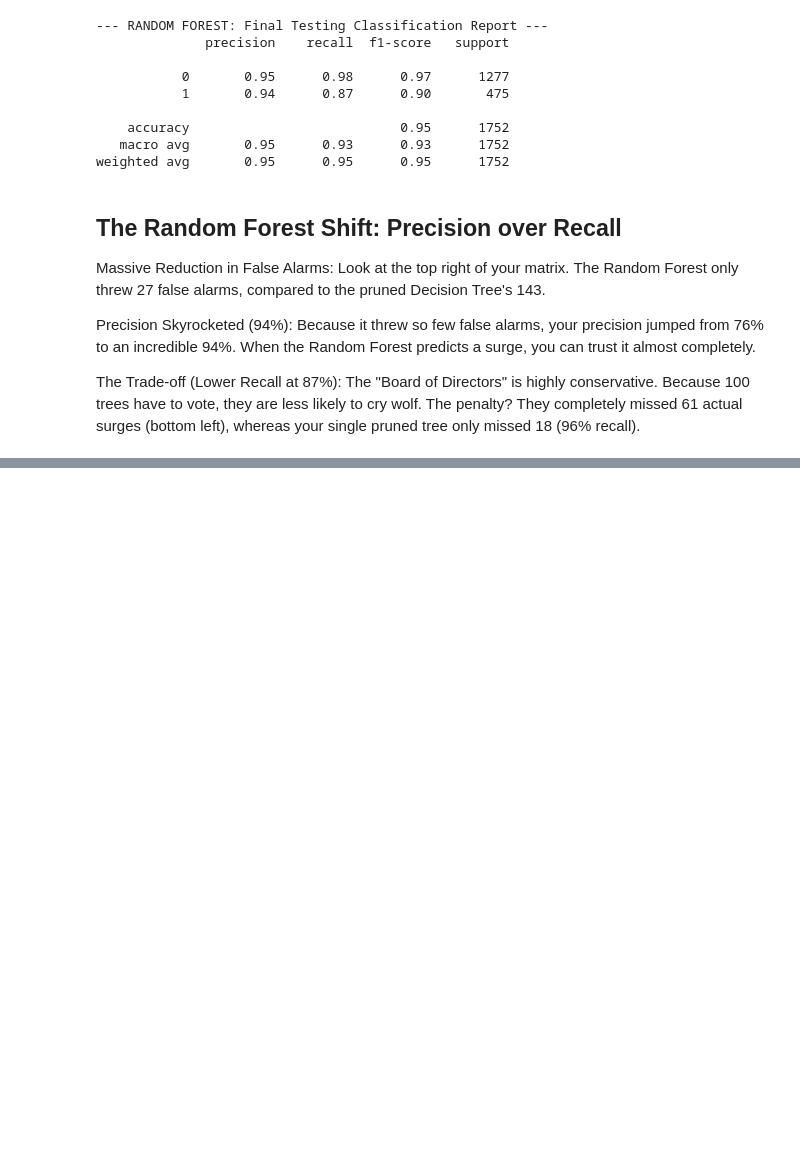
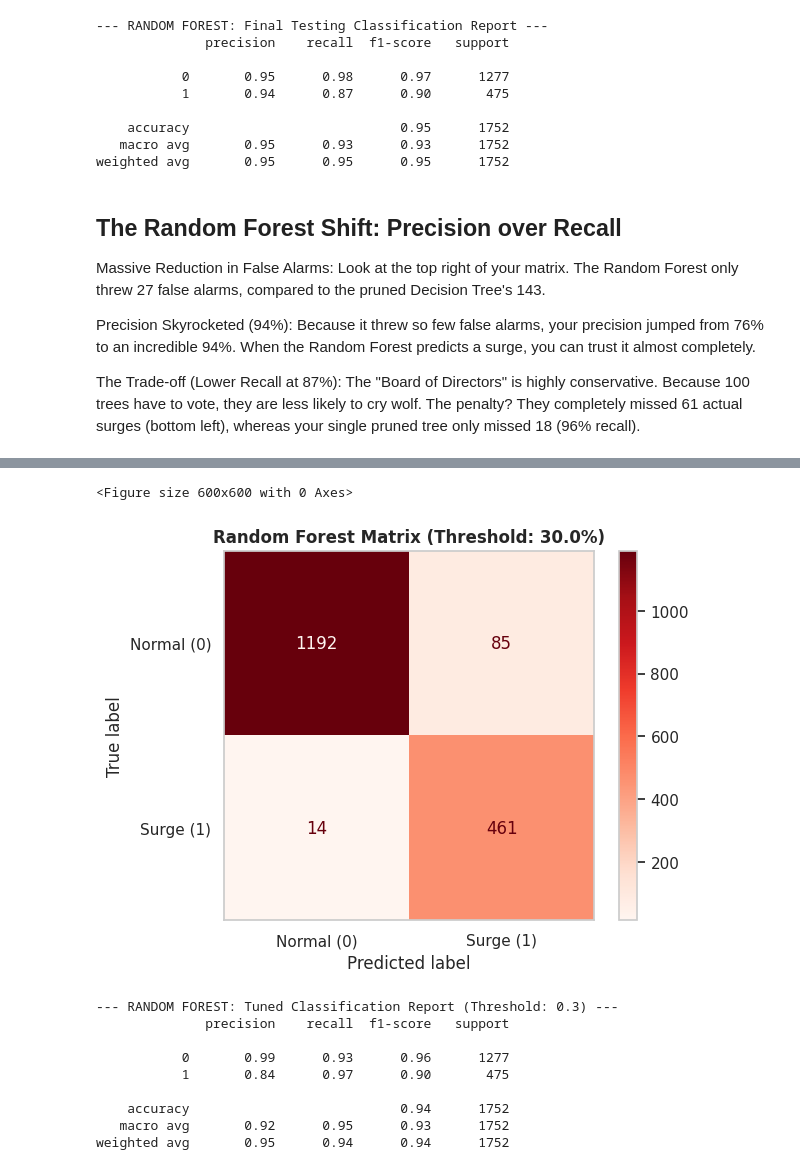
Before and after one commit to sultanjacob/Applied-Machine-Learning, a Jupyter notebook: 02_classification/logistic_regression.ipynb, the cells around one changed output, grey strips where cells are left out. Drawn from its saved outputs; the diff is of its cells as text; code cells hidden in the pictures; blank space fills up the shorter version.

Commit message:
The 30% Threshold

```diff
--- a/02_classification/logistic_regression.ipynb
+++ b/02_classification/logistic_regression.ipynb
@@ -539,0 +544,38 @@ The Trade-off (Lower Recall at 87%): The "Board of Directors" is highly conserva
+# %%
+# 1. Extract raw probabilities instead of the rigid 0/1 predictions
+# predict_proba returns an array with two columns: [Prob of Normal, Prob of Surge]
+# We only want the second column (index 1), which is the Surge probability.
+y_pred_probs = rf_model.predict_proba(X_test_scaled)[:, 1]
+
+# 2. Set our custom hyper-sensitive business threshold
+custom_threshold = 0.30
+
+# 3. Apply the new rule: If Surge probability >= 30%, classify as 1, else 0
+y_pred_custom = (y_pred_probs >= custom_threshold).astype(int)
+
+# 4. Generate the newly tuned confusion matrix
+cm_custom = confusion_matrix(y_test, y_pred_custom)
+
+# Plot the matrix
+plt.figure(figsize=(6, 6))
+disp_custom = ConfusionMatrixDisplay(confusion_matrix=cm_custom, display_labels=['Normal (0)', 'Surge (1)'])
+disp_custom.plot(cmap='Reds', values_format='d')
+plt.title(f'Random Forest Matrix (Threshold: {custom_threshold*100}%)', fontweight='bold')
+plt.grid(False)
+plt.show()
+
+# 5. Print the new classification report
+print(f"\n--- RANDOM FOREST: Tuned Classification Report (Threshold: {custom_threshold}) ---")
+print(classification_report(y_test, y_pred_custom))
+# %% [output]
+<Figure size 600x600 with 0 Axes>
+[figure, added]
+--- RANDOM FOREST: Tuned Classification Report (Threshold: 0.3) ---
+              precision    recall  f1-score   support
+
+           0       0.99      0.93      0.96      1277
+           1       0.84      0.97      0.90       475
+
+    accuracy                           0.94      1752
+   macro avg       0.92      0.95      0.93      1752
+weighted avg       0.95      0.94      0.94      1752
```
Also changed, not shown: parts of 2 cells of this notebook.
